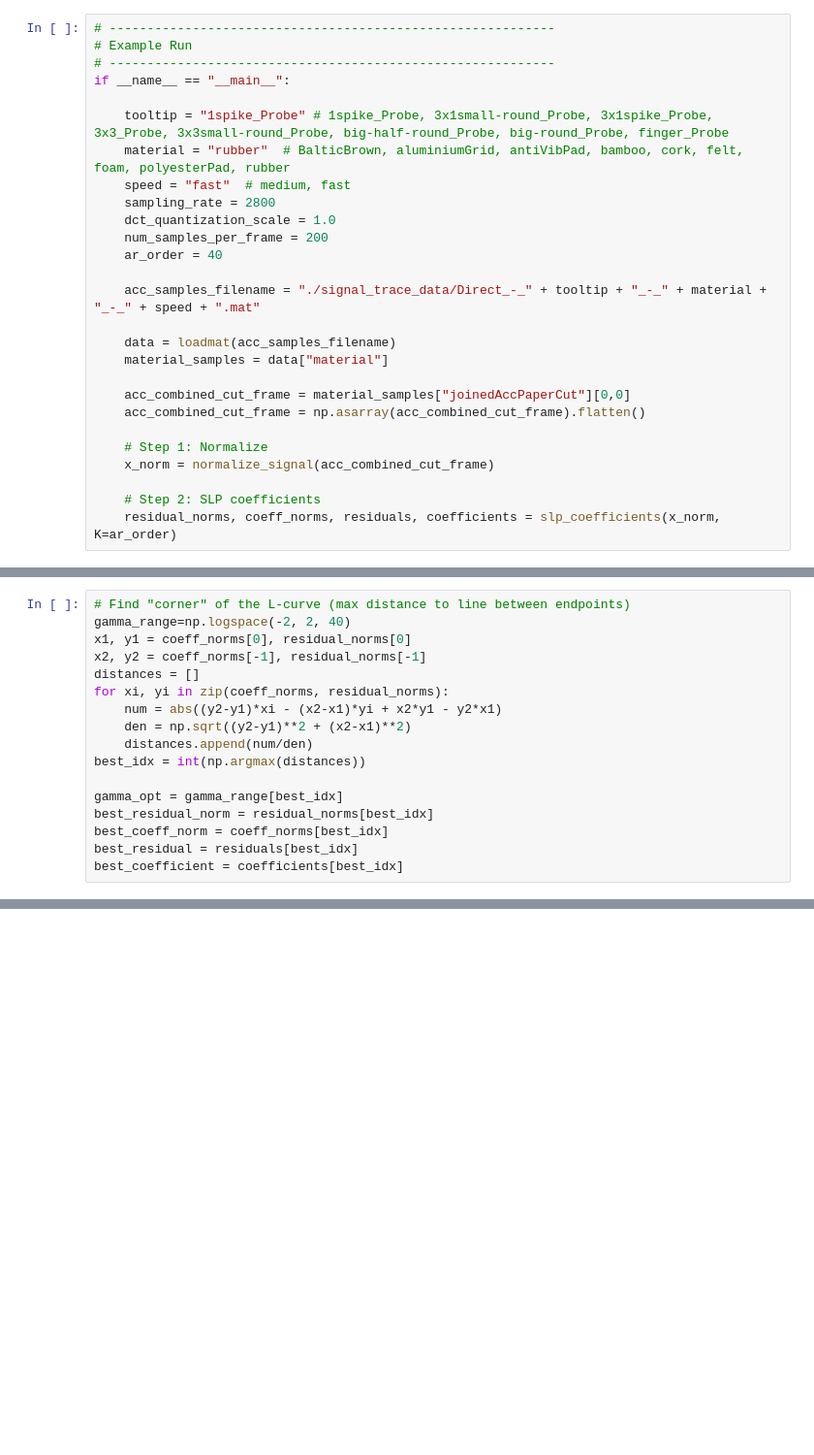
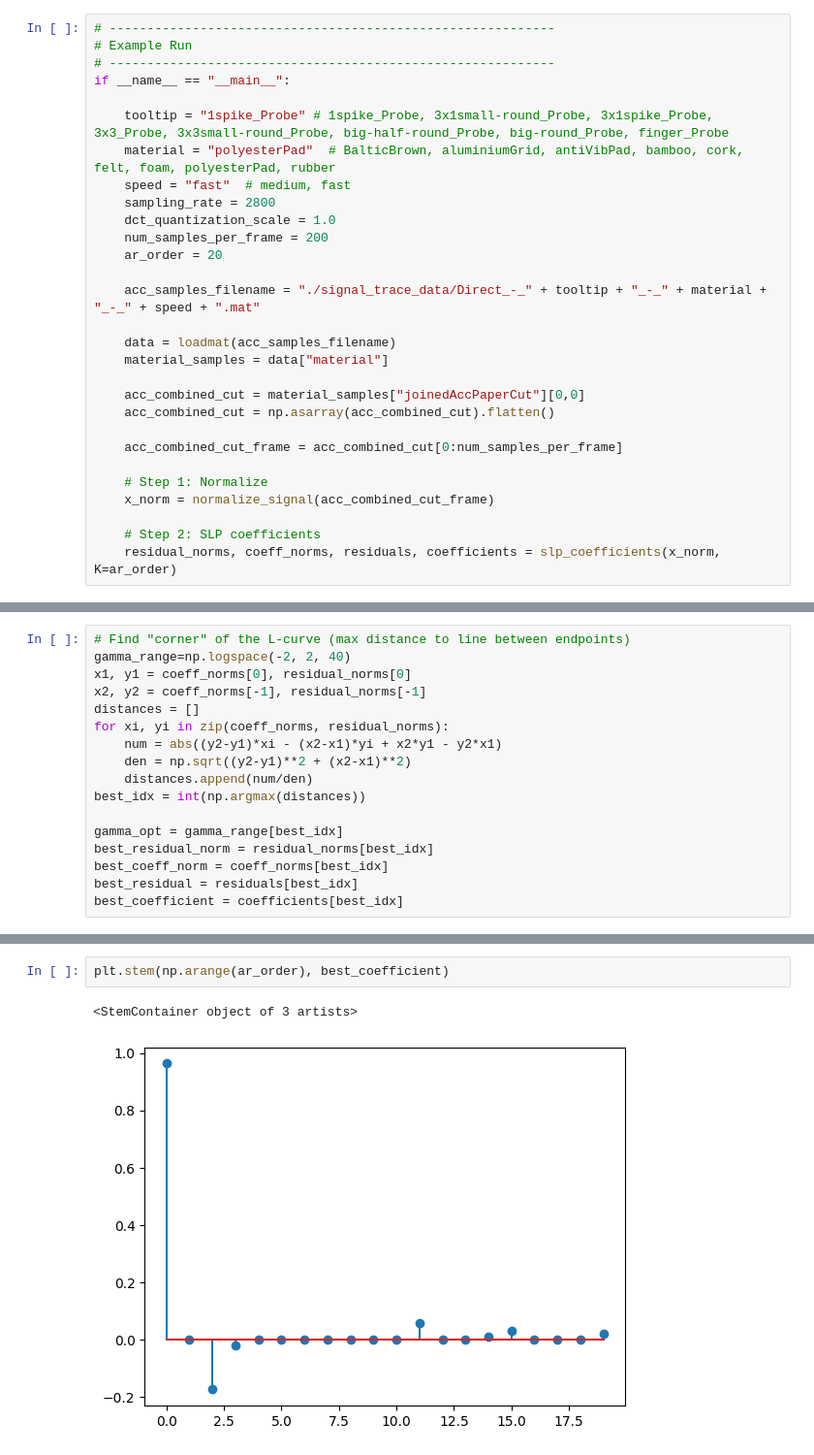
Before and after one commit to cwcyenk/PVC-SLP-Reproduction, a Jupyter notebook: version2.ipynb, the cells around one changed output, grey strips where cells are left out. Shown at 97% size. Cells and saved outputs as stored; diff of their text form; blank space fills up the shorter version.

```diff
--- a/version2.ipynb
+++ b/version2.ipynb
@@ -92,20 +92,22 @@ def slp_coefficients(y, K=20, gamma_range=np.logspace(-2, 2, 40)):
 if __name__ == "__main__":
 
     tooltip = "1spike_Probe" # 1spike_Probe, 3x1small-round_Probe, 3x1spike_Probe, 3x3_Probe, 3x3small-round_Probe, big-half-round_Probe, big-round_Probe, finger_Probe
-    material = "rubber"  # BalticBrown, aluminiumGrid, antiVibPad, bamboo, cork, felt, foam, polyesterPad, rubber
+    material = "polyesterPad"  # BalticBrown, aluminiumGrid, antiVibPad, bamboo, cork, felt, foam, polyesterPad, rubber
     speed = "fast"  # medium, fast
     sampling_rate = 2800
     dct_quantization_scale = 1.0
     num_samples_per_frame = 200
-    ar_order = 40
+    ar_order = 20
 
     acc_samples_filename = "./signal_trace_data/Direct_-_" + tooltip + "_-_" + material + "_-_" + speed + ".mat"
 
     data = loadmat(acc_samples_filename)
     material_samples = data["material"]
 
-    acc_combined_cut_frame = material_samples["joinedAccPaperCut"][0,0]
-    acc_combined_cut_frame = np.asarray(acc_combined_cut_frame).flatten()
+    acc_combined_cut = material_samples["joinedAccPaperCut"][0,0]
+    acc_combined_cut = np.asarray(acc_combined_cut).flatten()
+
+    acc_combined_cut_frame = acc_combined_cut[0:num_samples_per_frame]
 
     # Step 1: Normalize
     x_norm = normalize_signal(acc_combined_cut_frame)
@@ -149,0 +152,5 @@ plt.stem(np.log10(best_residual_norm), np.log10(best_coeff_norm), linefmt='red')
+# %%
+plt.stem(np.arange(ar_order), best_coefficient)
+# %% [output]
+<StemContainer object of 3 artists>
+[figure, added]
```
Also changed, not shown: parts of 3 cells of this notebook, 4 other files.
